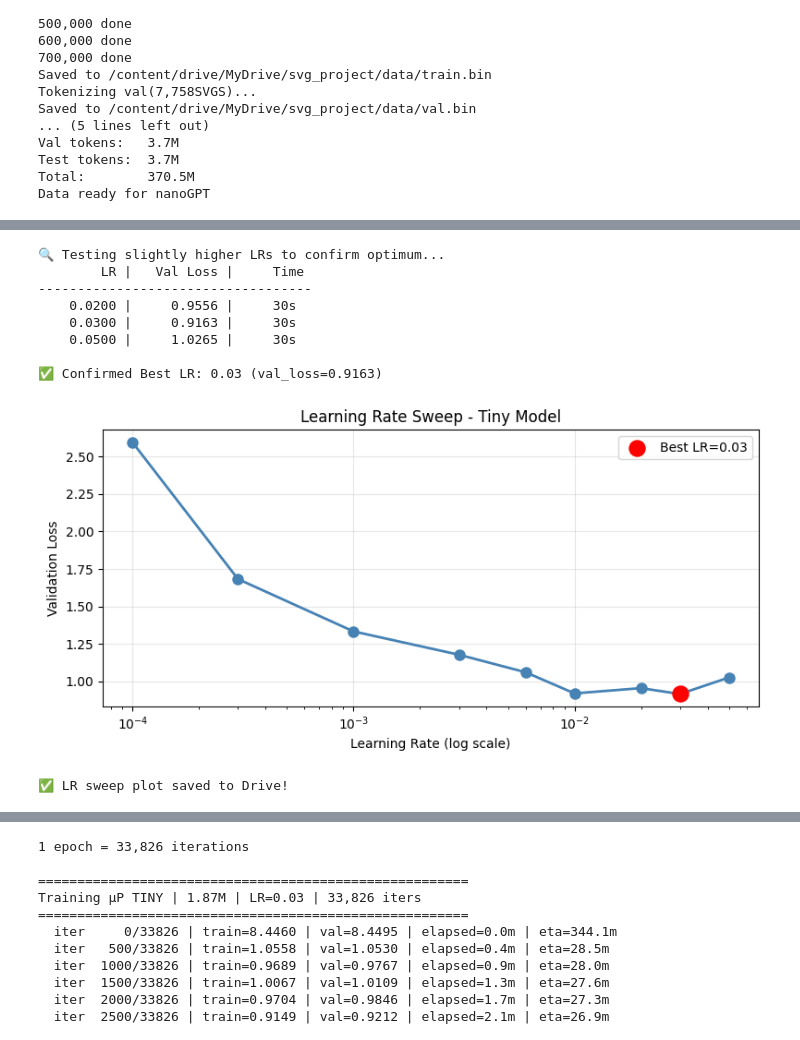
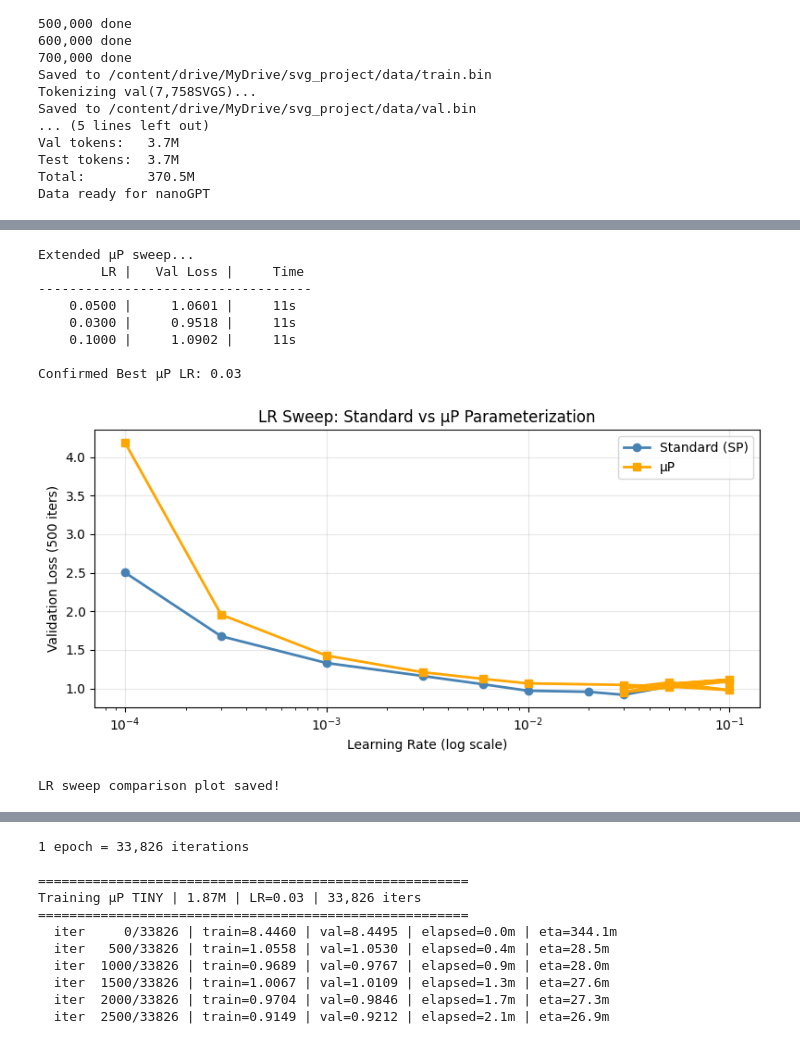
Before and after one commit to uc2067/transformer-scaling-laws, a Jupyter notebook: Project.ipynb, the cells around one changed output, grey strips where cells are left out. Drawn from its saved outputs; the diff is of its cells as text; code cells hidden in the pictures.

```diff
--- a/Project.ipynb
+++ b/Project.ipynb
@@ -1101,51 +1408,52 @@ print(f"\n✅ Best LR: {best_lr} (val_loss={best['val_loss']:.4f})")
 # %%
-# PART 2 - STEP 2.3: Extended sweep to confirm best LR
-print("🔍 Testing slightly higher LRs to confirm optimum...")
+# PART 3 - STEP 3.2: Extended µP sweep to confirm optimum
+print("Extended µP sweep...")
 print(f"{'LR':>10} | {'Val Loss':>10} | {'Time':>8}")
 print("-" * 35)
 
-extra_lrs = [0.02, 0.03, 0.05]
+extra_lrs = [0.05,0.03, 0.1]
 for lr in extra_lrs:
     config = {**tiny_base, 'lr': lr}
     t0 = time.time()
-    val_loss, _ = train_model(config, max_iters=500)
+    val_loss = train_mup_model(config, max_iters=500)
     elapsed = time.time() - t0
-    sweep_results.append({'lr': lr, 'val_loss': val_loss})
+    mup_sweep_results.append({'lr': lr, 'val_loss': val_loss})
     print(f"{lr:>10.4f} | {val_loss:>10.4f} | {elapsed:>6.0f}s")
 
-# Find best LR across all runs
-best = min(sweep_results, key=lambda x: x['val_loss'])
-best_lr = best['lr']
-print(f"\n✅ Confirmed Best LR: {best_lr} (val_loss={best['val_loss']:.4f})")
+best_mup = min(mup_sweep_results, key=lambda x: x['val_loss'])
+best_mup_lr = best_mup['lr']
+print(f"\nConfirmed Best µP LR: {best_mup_lr}")
 
-# Plot the sweep
+# Plot both sweeps together
 import matplotlib.pyplot as plt
 
-lrs = [r['lr'] for r in sweep_results]
-vals = [r['val_loss'] for r in sweep_results]
+sp_lrs = [1e-4, 3e-4, 1e-3, 3e-3, 6e-3, 1e-2, 2e-2, 3e-2, 5e-2]
+sp_vals = [2.5030, 1.6764, 1.3295, 1.1614, 1.0533, 0.9699, 0.9556, 0.9163, 1.0265]
 
-plt.figure(figsize=(8,4))
-plt.plot(lrs, vals, 'o-', color='steelblue', linewidth=2, markersize=8)
-plt.scatter([best_lr], [best['val_loss']],
-            color='red', s=150, zorder=5, label=f'Best LR={best_lr}')
+mup_lrs  = [r['lr'] for r in mup_sweep_results]
+mup_vals = [r['val_loss'] for r in mup_sweep_results]
+
+plt.figure(figsize=(8, 4))
+plt.plot(sp_lrs,  sp_vals,  'o-', color='steelblue', label='Standard (SP)', linewidth=2)
+plt.plot(mup_lrs, mup_vals, 's-', color='orange',    label='µP',            linewidth=2)
 plt.xscale('log')
 plt.xlabel('Learning Rate (log scale)')
-plt.ylabel('Validation Loss')
-plt.title('Learning Rate Sweep - Tiny Model')
+plt.ylabel('Validation Loss (500 iters)')
+plt.title('LR Sweep: Standard vs µP Parameterization')
 plt.legend()
 plt.grid(True, alpha=0.3)
 plt.tight_layout()
-plt.savefig('/content/drive/MyDrive/svg_project/lr_sweep.png', dpi=150)
+plt.savefig('/content/drive/MyDrive/svg_project/mup_lr_sweep.png', dpi=150)
 plt.show()
-print("✅ LR sweep plot saved to Drive!")
+print("LR sweep comparison plot saved!")
 # %% [output]
-🔍 Testing slightly higher LRs to confirm optimum...
+Extended µP sweep...
         LR |   Val Loss |     Time
 -----------------------------------
-    0.0200 |     0.9556 |     30s
-    0.0300 |     0.9163 |     30s
-    0.0500 |     1.0265 |     30s
+    0.0500 |     1.0601 |     11s
+    0.0300 |     0.9518 |     11s
+    0.1000 |     1.0902 |     11s
 
-✅ Confirmed Best LR: 0.03 (val_loss=0.9163)
+Confirmed Best µP LR: 0.03
-[figure, old version]
+[figure, new version]
-✅ LR sweep plot saved to Drive!
+LR sweep comparison plot saved!
```
Also changed, not shown: parts of 58 cells of this notebook, 1 other file.
